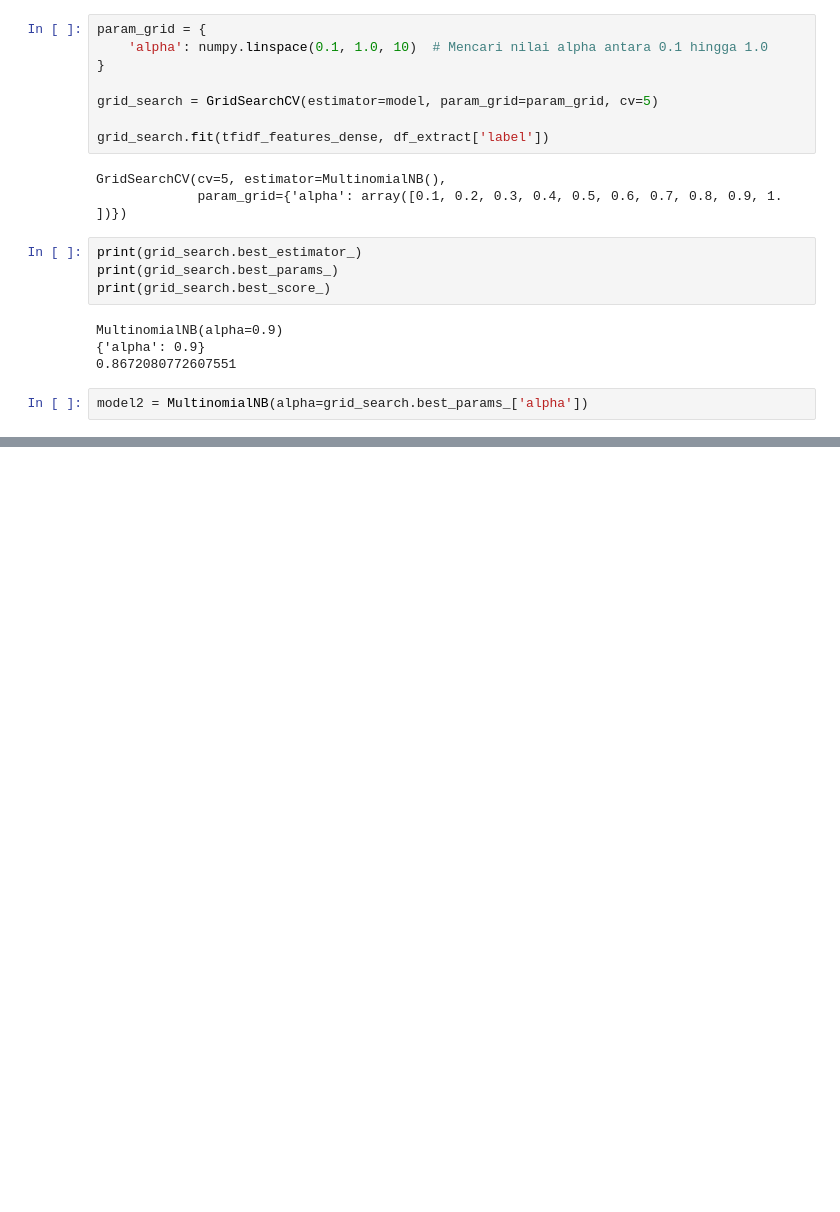
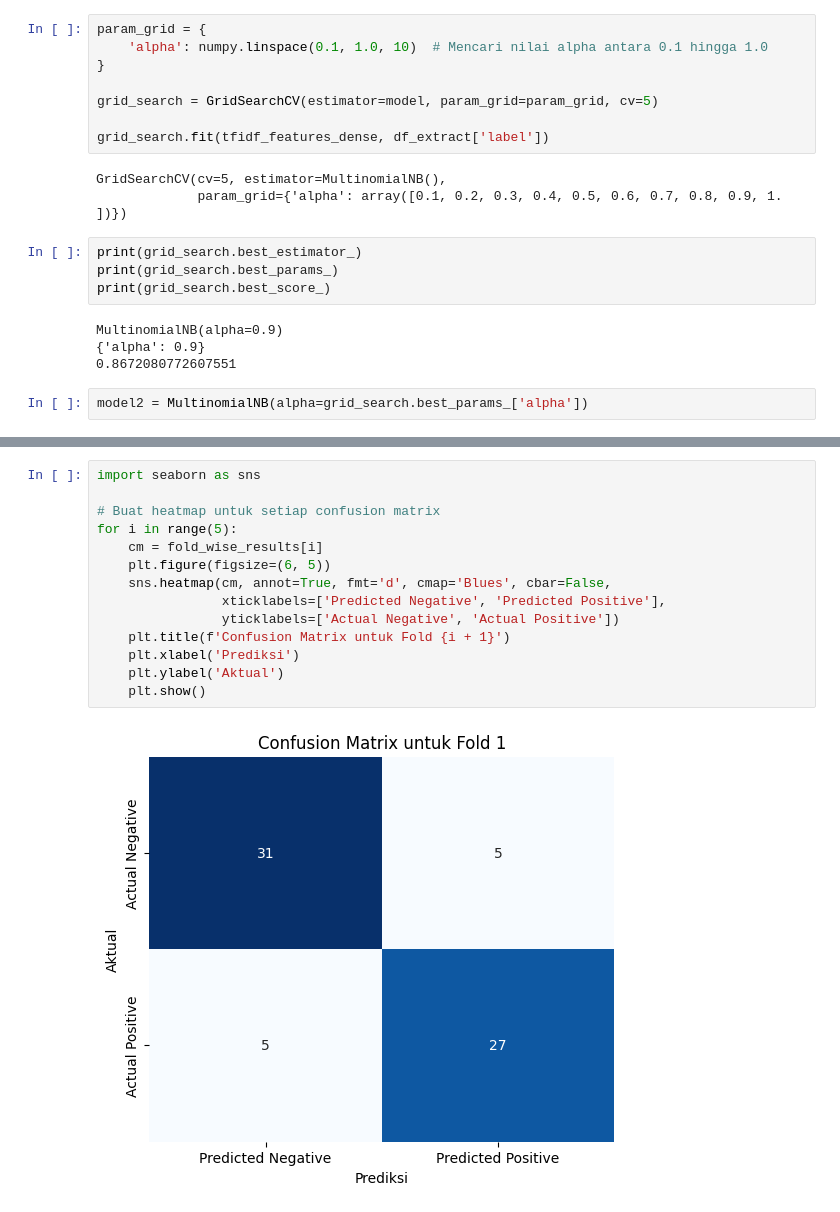
Before and after one commit to diroaryo/imkas-sentiment-analysis, a Jupyter notebook: Sentiment_Analysis_Naive_Bayes_TF_IDF_IMkas.ipynb, the cells around one changed output, grey strips where cells are left out. Drawn from its saved outputs; the diff is of its cells as text; blank space fills up the shorter version.

```diff
--- a/Sentiment_Analysis_Naive_Bayes_TF_IDF_IMkas.ipynb
+++ b/Sentiment_Analysis_Naive_Bayes_TF_IDF_IMkas.ipynb
@@ -612,0 +644,16 @@ F1 Score: 0.6067415730337079
+# %%
+import seaborn as sns
+
+# Buat heatmap untuk setiap confusion matrix
+for i in range(5):
+    cm = fold_wise_results[i]
+    plt.figure(figsize=(6, 5))
+    sns.heatmap(cm, annot=True, fmt='d', cmap='Blues', cbar=False,
+                xticklabels=['Predicted Negative', 'Predicted Positive'],
+                yticklabels=['Actual Negative', 'Actual Positive'])
+    plt.title(f'Confusion Matrix untuk Fold {i + 1}')
+    plt.xlabel('Prediksi')
+    plt.ylabel('Aktual')
+    plt.show()
+# %% [output]
+[figure, added]
```
Also changed, not shown: parts of 12 cells of this notebook.
